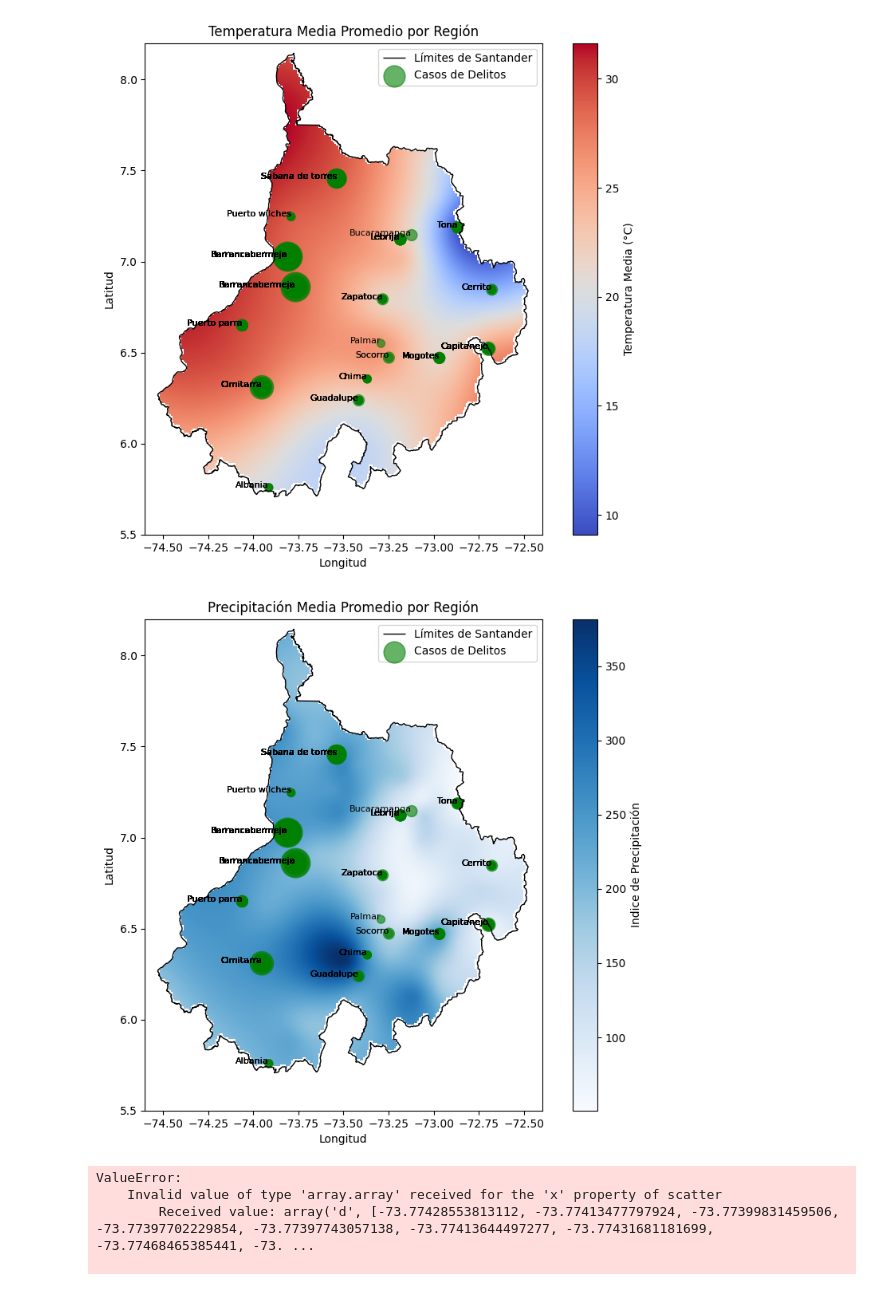
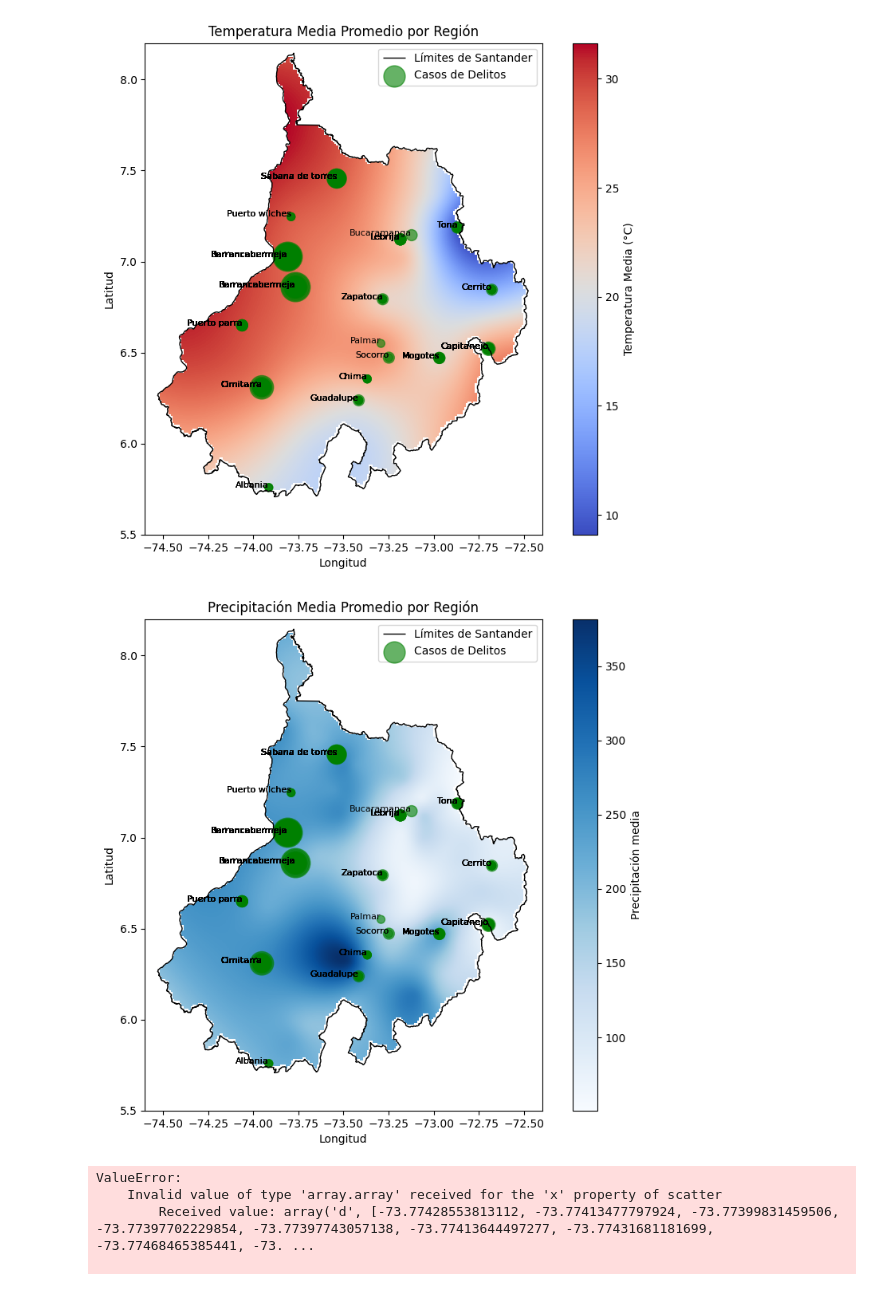
Before and after one commit to leonsuarez24/FIRENET, a Jupyter notebook: notebooks/delitos.ipynb, the cells around one changed output. Drawn from its saved outputs; the diff is of its cells as text; code cells hidden in the pictures.

Commit message:
update media temp y prec

```diff
--- a/notebooks/delitos.ipynb
+++ b/notebooks/delitos.ipynb
@@ -173,7 +173,7 @@ casos_por_municipio
 casos_por_municipio.to_csv('../data/delitos/delitos_santander_total.csv', index=False)
 # %%
 # Ruta de los archivos .npy
-npy_folder_path = 'data/tmean_interp_final/npy/*.npy'
+npy_folder_path = '../data/tmean_interp_final/npy/*.npy'
 npy_files = glob.glob(npy_folder_path)
 
 # Inicializar una matriz acumuladora para la suma de todas las matrices de 700x300
@@ -192,7 +192,7 @@ mean_temperature_matrix = sum_matrix / len(npy_files)
 
 
 # Cargar el archivo de límites administrativos de Colombia con Geopandas
-colombia_shapefile = 'data/aoi/Departamento.shp'  # Archivo SHP o GeoJSON con límites de municipios
+colombia_shapefile = '../data/aoi/Departamento.shp'  # Archivo SHP o GeoJSON con límites de municipios
 gdf = gpd.read_file(colombia_shapefile)
 
 # Reproyectar los datos geográficos a WGS84 (EPSG:4326)
@@ -208,7 +208,7 @@ region = (-74.6, -72.4, 5.5, 8.2)
 # Crear el mapa de temperatura promedio
 plt.figure(figsize=(10, 8))
 extent = [region[0], region[1], region[2], region[3]]
-mask = np.load("data/mask.npy")
+mask = np.load("../data/mask.npy")
 plt.imshow(mean_temperature_matrix * mask, extent=extent, origin='lower', cmap='coolwarm', aspect='auto')
 plt.colorbar(label='Temperatura Media (°C)')
 plt.xlabel('Longitud')
@@ -228,7 +228,7 @@ for i, row in merged_df.iterrows():
     plt.text(row['Longitud'], row['Latitud'], municipio_nombre, fontsize=8, ha='right', color='black')
 
 plt.legend()
-plt.savefig('data/delitos/delitos_temp_santander.png', bbox_inches='tight')
+plt.savefig('../data/delitos/delitos_temp_santander.png', bbox_inches='tight', dpi=400)
 plt.show()
 # %% [output]
 [figure]
@@ -236,7 +236,7 @@ plt.show()
 np.save('data/delitos/temperatura_mean.npy',mean_temperature_matrix)
 # %%
 # Ruta de los archivos .npy
-npy_folder_path = 'data/precipitacion_interp_final/npy/*.npy'
+npy_folder_path = '../data/precipitacion_interp_final/npy/*.npy'
 npy_files = glob.glob(npy_folder_path)
 
 # Inicializar una matriz acumuladora para la suma de todas las matrices de 700x300
@@ -251,36 +251,36 @@ for file in npy_files:
         sum_matrix += data
 
 # Calcular la media dividiendo la suma por el número de archivos
 mean_precipitacion_matrix = sum_matrix / len(npy_files)
 
 # Crear el mapa de temperatura promedio
 plt.figure(figsize=(10, 8))
 extent = [region[0], region[1], region[2], region[3]]
 plt.imshow(mean_precipitacion_matrix * mask, extent=extent, origin='lower', cmap='Blues', aspect='auto')
-plt.colorbar(label='Indice de Precipitación')
+plt.colorbar(label='Precipitación media')
 plt.xlabel('Longitud')
 plt.ylabel('Latitud')
 plt.title('Precipitación Media Promedio por Región')
 
 # Dibujar los límites de Santander
 santander_gdf.boundary.plot(ax=plt.gca(), linewidth=1, edgecolor="black", label="Límites de Santander")
 
 # Graficar los puntos de delitos como scatter plot
 plt.scatter(
     merged_df['Longitud'], merged_df['Latitud'],
     c='green', s=merged_df['casos']*50, alpha=0.6, label='Casos de Delitos'
 )
 
 # Agregar el nombre de cada municipio en el plot con la primera letra en mayúscula
 for i, row in merged_df.iterrows():
     municipio_nombre = row['Municipio'].capitalize()  # Capitalizar solo la primera letra
     plt.text(row['Longitud'], row['Latitud'], municipio_nombre, fontsize=8, ha='right', color='black')
 
 plt.legend()
-plt.savefig('data/delitos/delitos_prec_santander.png', bbox_inches='tight')
+plt.savefig('../data/delitos/delitos_prec_santander.png', bbox_inches='tight')
 plt.show()
 # %% [output]
-[figure, old version]
+[figure, new version]
 # %%
 np.save('data/delitos/precipitacion_mean.npy',mean_precipitacion_matrix)
 # %%
```
Also changed, not shown: 2 other files.
